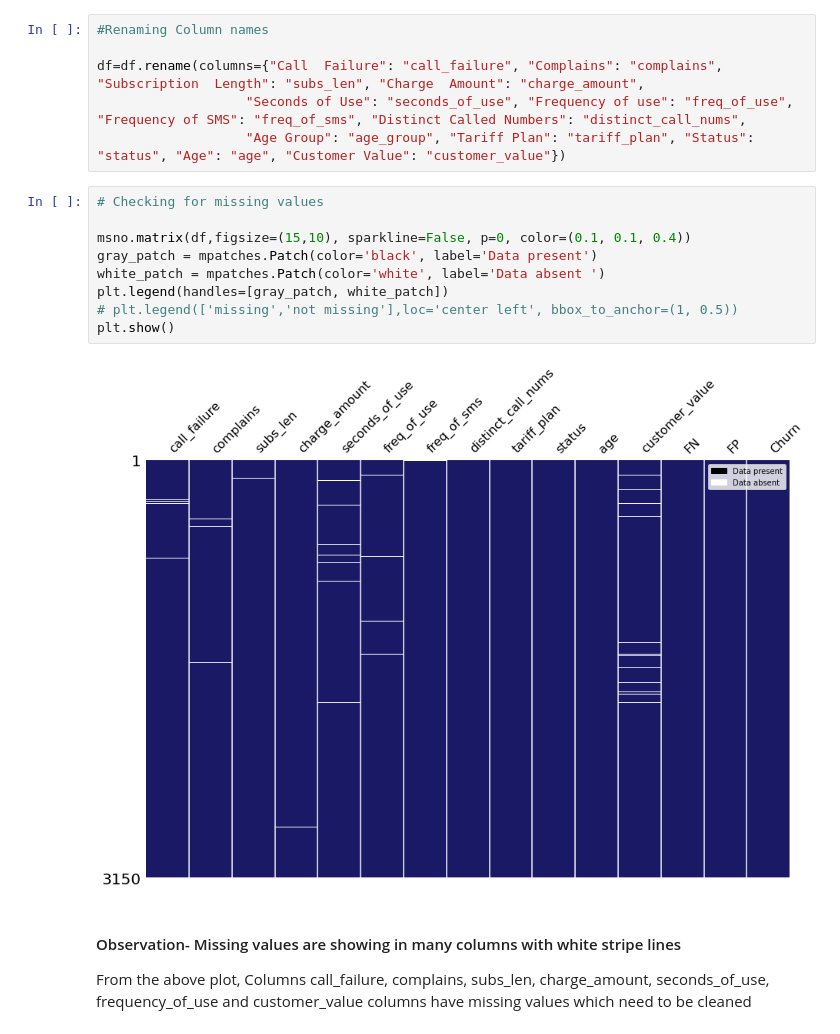
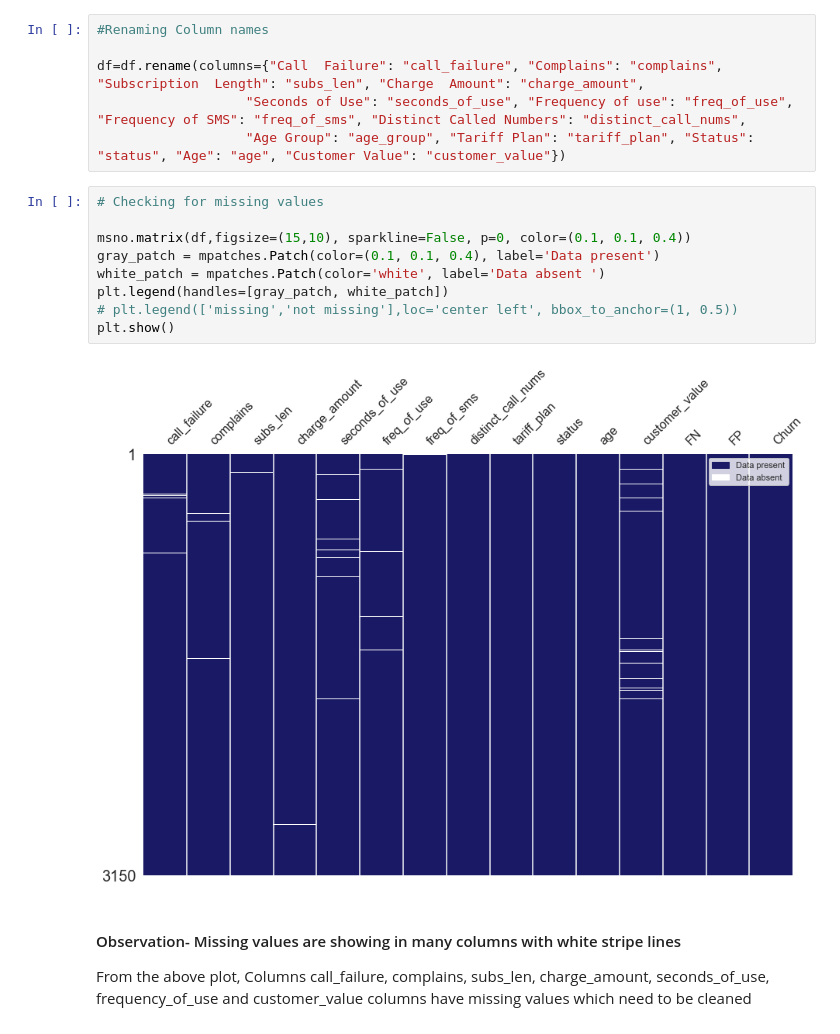
Before and after one commit to rohit-chandra/Customer_Churn_Analysis, a Jupyter notebook: data_visualization/DataVisualization_BeforeDataCleaning.ipynb, the cells around one changed output. Drawn from its saved outputs; the diff is of its cells as text.

```diff
--- a/data_visualization/DataVisualization_BeforeDataCleaning.ipynb
+++ b/data_visualization/DataVisualization_BeforeDataCleaning.ipynb
@@ -42,14 +42,14 @@ df=df.rename(columns={"Call  Failure": "call_failure", "Complains": "complains",
 # %%
 # Checking for missing values
 
 msno.matrix(df,figsize=(15,10), sparkline=False, p=0, color=(0.1, 0.1, 0.4))
-gray_patch = mpatches.Patch(color='black', label='Data present')
+gray_patch = mpatches.Patch(color=(0.1, 0.1, 0.4), label='Data present')
 white_patch = mpatches.Patch(color='white', label='Data absent ')
 plt.legend(handles=[gray_patch, white_patch])
 # plt.legend(['missing','not missing'],loc='center left', bbox_to_anchor=(1, 0.5))
 plt.show()
 # %% [output]
-[figure, old version]
+[figure, new version]
 # %% [markdown]
 #### Observation- Missing values are showing in many columns with white stripe lines
   From the above plot, Columns call_failure, complains, subs_len, charge_amount, seconds_of_use, frequency_of_use and customer_value columns have missing values which need to be cleaned
```
Also changed, not shown: parts of 5 cells of this notebook, 3 other files.
